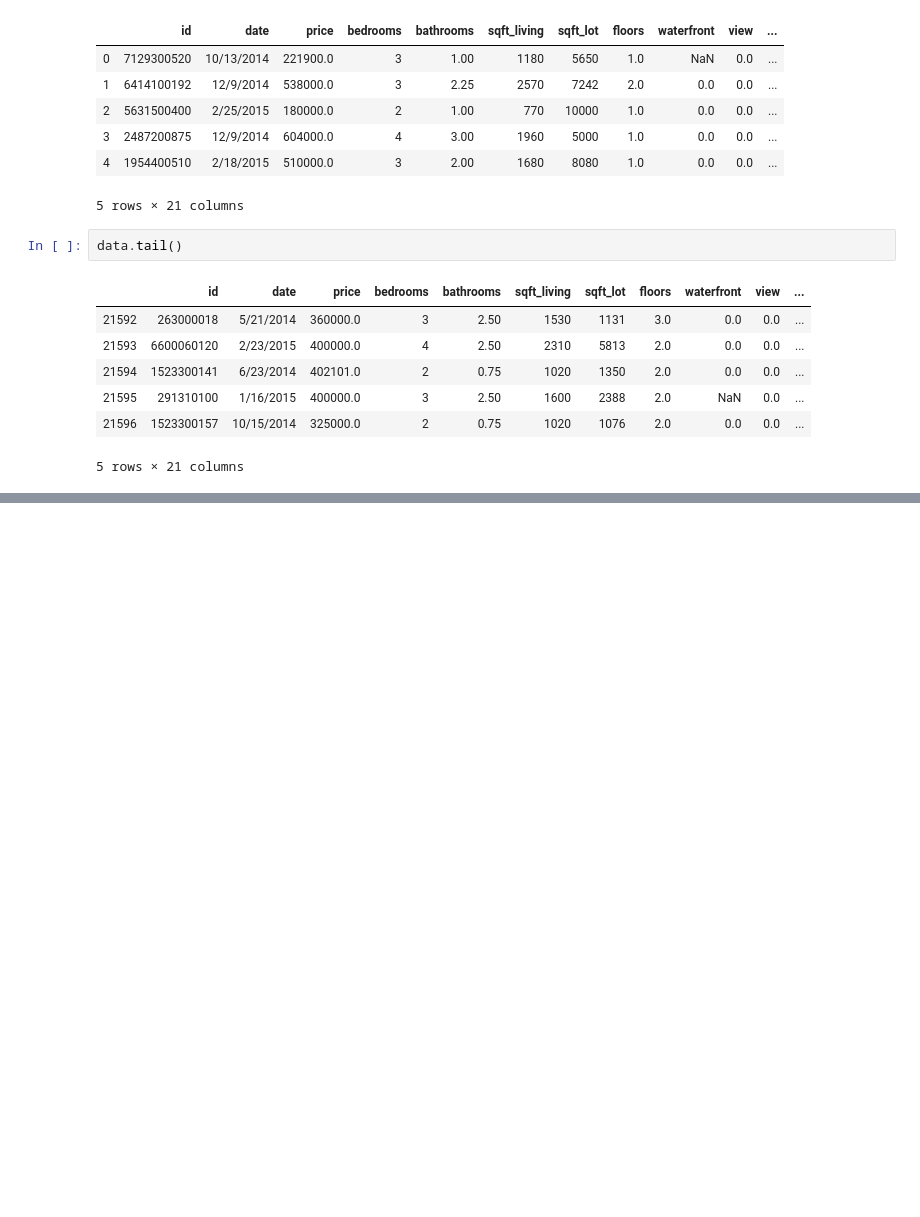
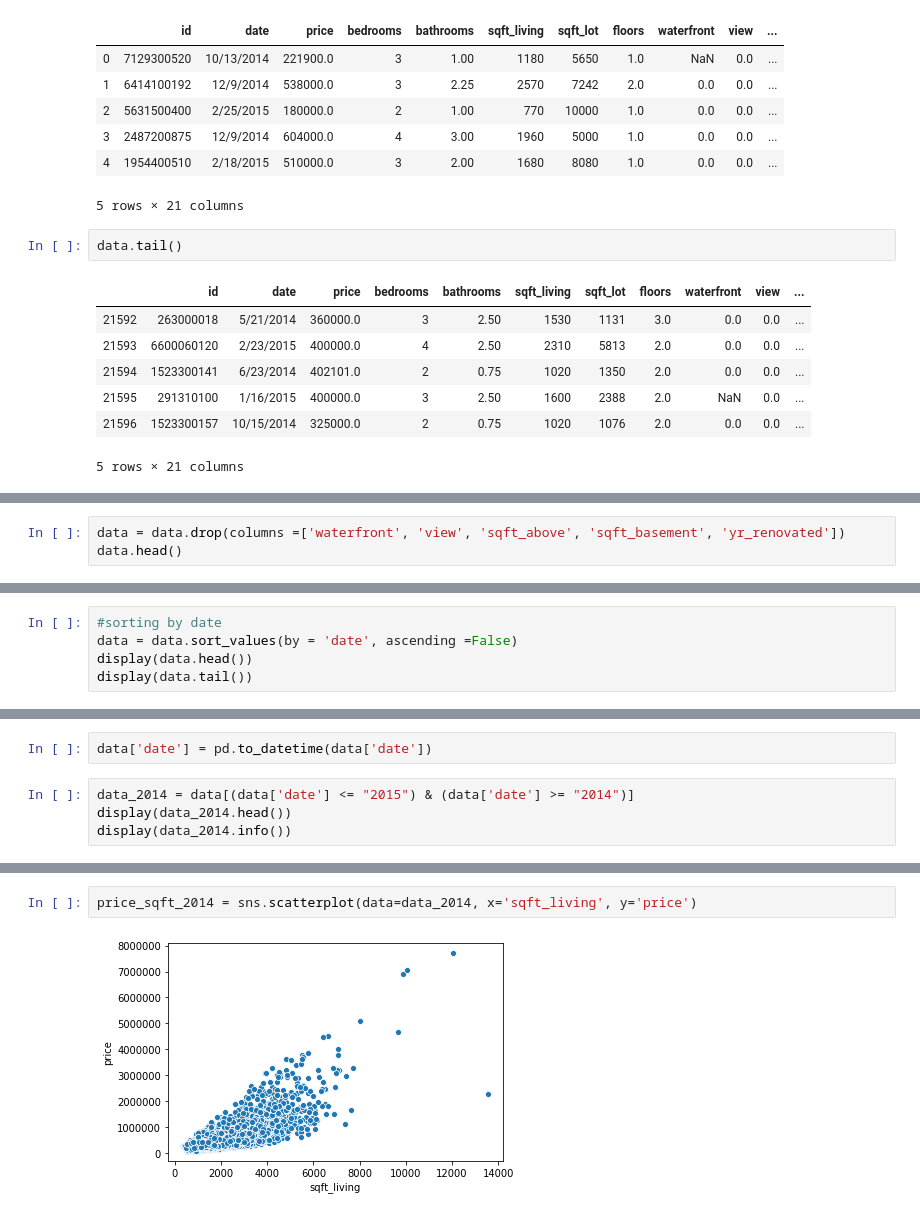
Before and after one commit to psuero1/house-sales-project, a Jupyter notebook: Data_Cleaning_EDA.ipynb, the cells around one changed output, grey strips where cells are left out. Drawn from its saved outputs; the diff is of its cells as text; blank space fills up the shorter version.

```diff
--- a/Data_Cleaning_EDA.ipynb
+++ b/Data_Cleaning_EDA.ipynb
@@ -65,0 +186,3 @@ dtype: int64
+# %%
+data = data.drop(columns =['waterfront', 'view', 'sqft_above', 'sqft_basement', 'yr_renovated'])
+data.head()
@@ -65,0 +196,5 @@ dtype: int64
+# %%
+#sorting by date
+data = data.sort_values(by = 'date', ascending =False)
+display(data.head())
+display(data.tail())
@@ -65,0 +226,6 @@ dtype: int64
+# %%
+data['date'] = pd.to_datetime(data['date'])
+# %%
+data_2014 = data[(data['date'] <= "2015") & (data['date'] >= "2014")]
+display(data_2014.head())
+display(data_2014.info())
@@ -65,0 +300,4 @@ dtype: int64
+# %%
+price_sqft_2014 = sns.scatterplot(data=data_2014, x='sqft_living', y='price')
+# %% [output]
+[figure, added]
```
Also changed, not shown: parts of 19 cells of this notebook.
